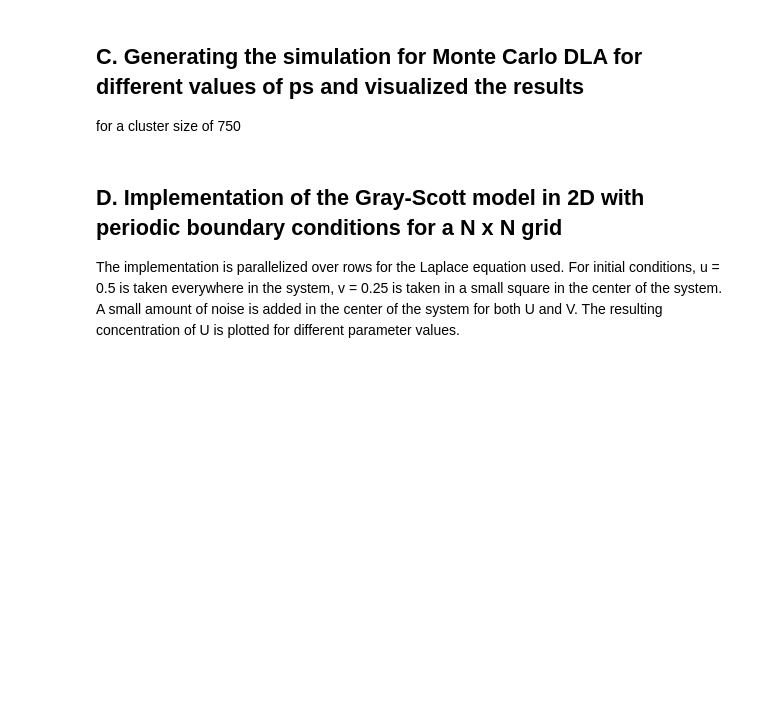
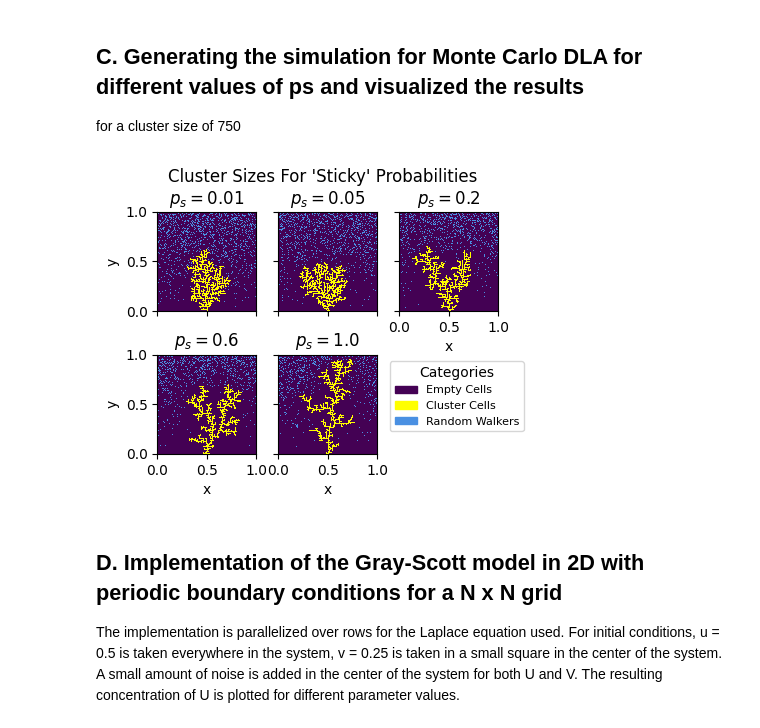
Before and after one commit to chrishoynck/Scientific_Computing_2, a Jupyter notebook: main.ipynb, the cells around one changed output. Drawn from its saved outputs; the diff is of its cells as text; code cells hidden in the pictures; blank space fills up the shorter version.

Commit message:
addes for monte carlo and gray scott

```diff
--- a/main.ipynb
+++ b/main.ipynb
@@ -159,28 +159,31 @@ for a cluster size of 750
 # %%
 N = 100
 cluster_size = 750
 probs = [0.01, 0.05, 0.2, 0.6, 1.0]
 probs_grids = []
 save_prob_grids = False
+seed = 22
 
 # Existing data file, re-running takes approximately 30 minutes
 file_path = "data/probabilities_grids.pkl"
 
 if os.path.exists(file_path):
     with open(file_path, "rb") as f:
         probs_grids = pkl.load(f)
         #print(probs_grids)
 else:
     for prob in probs:
-        grids = solutions_DLA_mc.monte_carlo_dla(N, prob, cluster_size)
+        grids = solutions_DLA_mc.monte_carlo_dla(N, prob, cluster_size, seed)
         probs_grids.append(grids[0])
 
 if save_prob_grids:
     with open(file_path, "wb") as f:
         pkl.dump(probs_grids, f)
 
 
 visualizations.visualize_for_different_probs(probs_grids, probs)
+# %% [output]
+[figure, added]
 # %% [markdown]
 ## D. Implementation of the Gray-Scott model in 2D with periodic boundary conditions for a N x N grid
 The implementation is parallelized over rows for the Laplace equation used. For initial conditions, u = 0.5 is taken everywhere in the system, v = 0.25 is taken in a small square in the center of the system.
```
Also changed, not shown: parts of 1 cell of this notebook, 4 other files.
